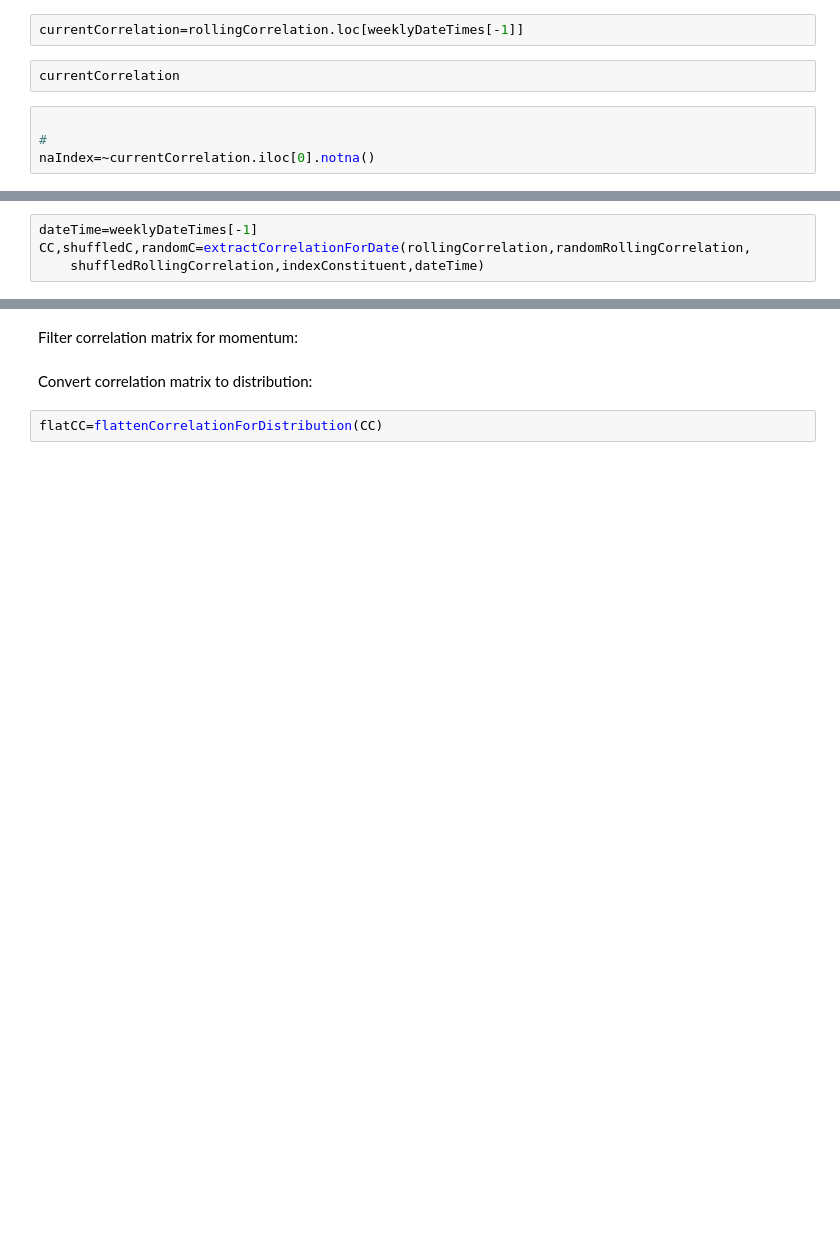
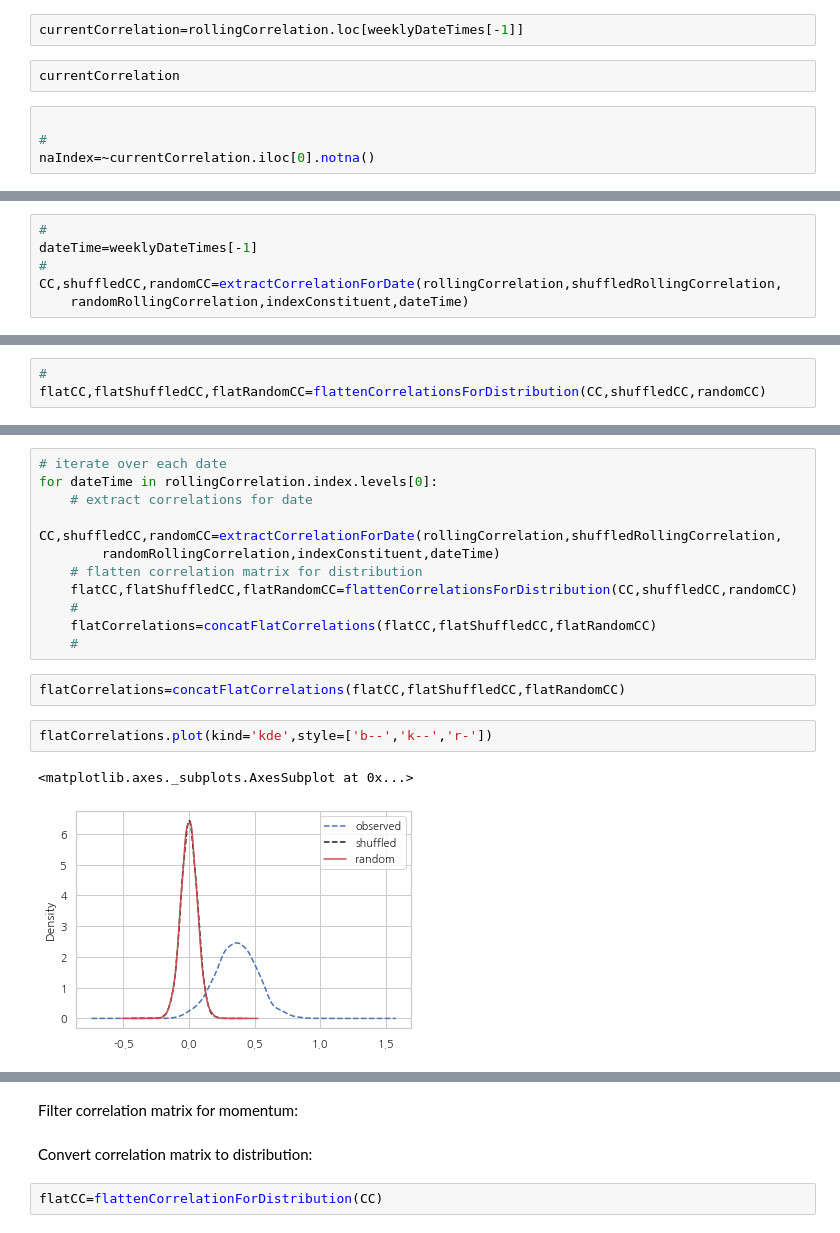
Before and after one commit to dnokes/DATA_698, a Jupyter notebook: notebooks/prototyping/DATA_698_Test_MSTs_Docker_Test.ipynb, the cells around one changed output, grey strips where cells are left out. Cells and saved outputs as stored; diff of their text form; blank space fills up the shorter version.

Commit message:
add functions to flatten and concat correlations

```diff
--- a/notebooks/prototyping/DATA_698_Test_MSTs_Docker_Test.ipynb
+++ b/notebooks/prototyping/DATA_698_Test_MSTs_Docker_Test.ipynb
@@ -333,6 +354,8 @@ def flattenCorrelationForDistribution(CC):
 # %%
+#
 dateTime=weeklyDateTimes[-1]
-CC,shuffledC,randomC=extractCorrelationForDate(rollingCorrelation,randomRollingCorrelation,
-    shuffledRollingCorrelation,indexConstituent,dateTime)
+#
+CC,shuffledCC,randomCC=extractCorrelationForDate(rollingCorrelation,shuffledRollingCorrelation,
+    randomRollingCorrelation,indexConstituent,dateTime)
 # %%
 CC
@@ -338,0 +411,3 @@ CC
+# %%
+#
+flatCC,flatShuffledCC,flatRandomCC=flattenCorrelationsForDistribution(CC,shuffledCC,randomCC)
@@ -338,0 +462,18 @@ CC
+# %%
+# iterate over each date
+for dateTime in rollingCorrelation.index.levels[0]:
+    # extract correlations for date
+    CC,shuffledCC,randomCC=extractCorrelationForDate(rollingCorrelation,shuffledRollingCorrelation,
+        randomRollingCorrelation,indexConstituent,dateTime)
+    # flatten correlation matrix for distribution
+    flatCC,flatShuffledCC,flatRandomCC=flattenCorrelationsForDistribution(CC,shuffledCC,randomCC)
+    #
+    flatCorrelations=concatFlatCorrelations(flatCC,flatShuffledCC,flatRandomCC)
+    #
+# %%
+flatCorrelations=concatFlatCorrelations(flatCC,flatShuffledCC,flatRandomCC)
+# %%
+flatCorrelations.plot(kind='kde',style=['b--','k--','r-'])
+# %% [output]
+<matplotlib.axes._subplots.AxesSubplot at 0x...>
+[figure, added]
```
Also changed, not shown: parts of 13 cells of this notebook.
